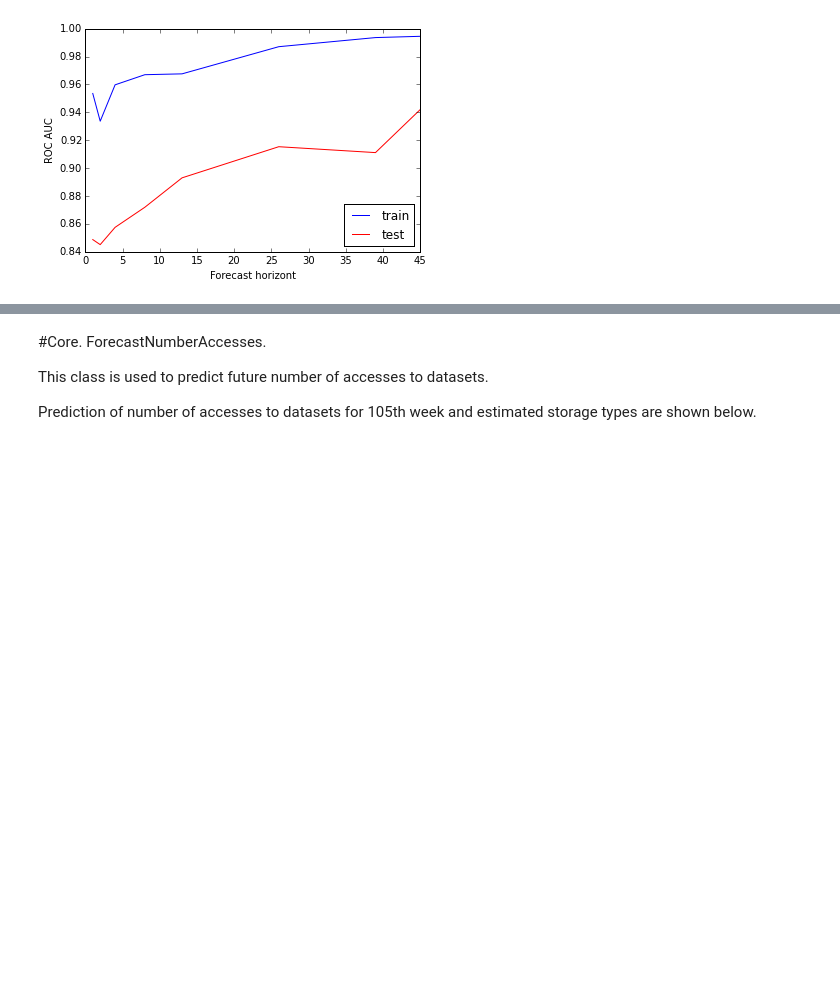
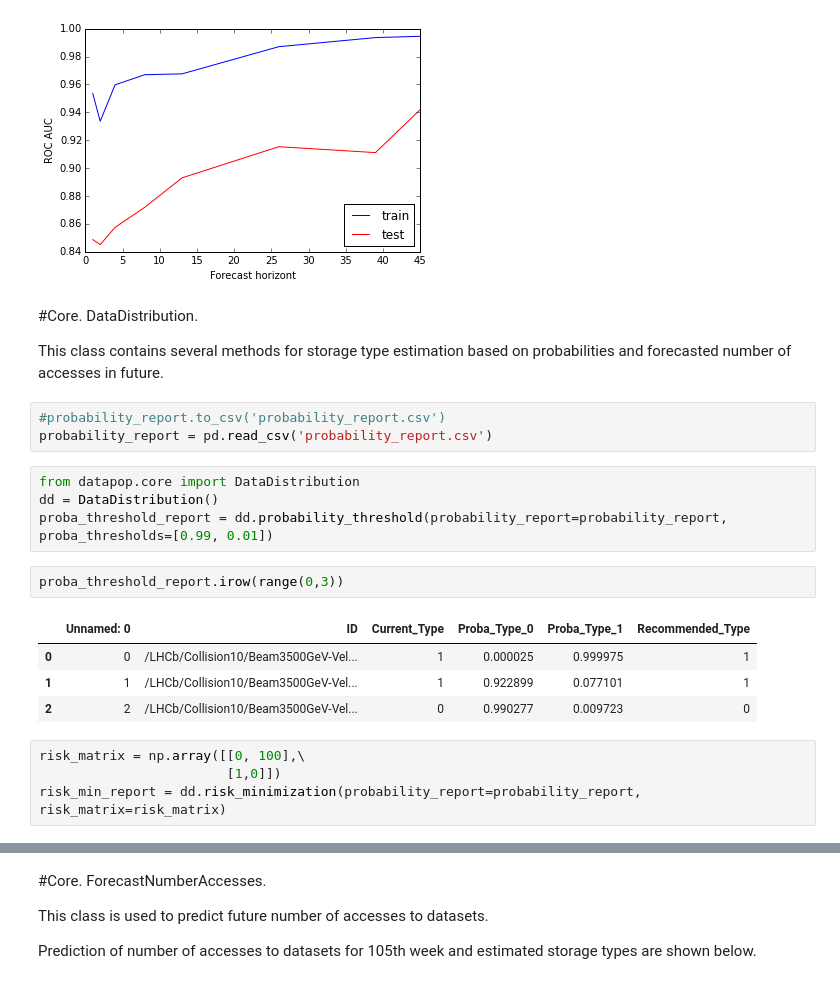
Before and after one commit to yandexdataschool/DataPopularity, a Jupyter notebook: howto/howto_01_datapop.ipynb, the cells around one changed output, grey strips where cells are left out. Drawn from its saved outputs; the diff is of its cells as text; blank space fills up the shorter version.

```diff
--- a/howto/howto_01_datapop.ipynb
+++ b/howto/howto_01_datapop.ipynb
@@ -142,3 +142,25 @@ KFold prediction using folds column
 KFold prediction using folds column
 KFold prediction using folds column
 [figure]
+# %% [markdown]
+#Core. DataDistribution.
+
+This class contains several methods for storage type estimation based on probabilities and forecasted number of accesses in future.
+# %%
+#probability_report.to_csv('probability_report.csv')
+probability_report = pd.read_csv('probability_report.csv')
+# %%
+from datapop.core import DataDistribution
+dd = DataDistribution()
+proba_threshold_report = dd.probability_threshold(probability_report=probability_report, proba_thresholds=[0.99, 0.01])
+# %%
+proba_threshold_report.irow(range(0,3))
+# %% [output]
+|  | Unnamed: 0 | ID | Current_Type | Proba_Type_0 | Proba_Type_1 | Recommended_Type |
+| 0 | 0 | /LHCb/Collision10/Beam3500GeV-Vel... | 1 | 0.000025 | 0.999975 | 1 |
+| 1 | 1 | /LHCb/Collision10/Beam3500GeV-Vel... | 1 | 0.922899 | 0.077101 | 1 |
+| 2 | 2 | /LHCb/Collision10/Beam3500GeV-Vel... | 0 | 0.990277 | 0.009723 | 0 |
+# %%
+risk_matrix = np.array([[0, 100],\
+                        [1,0]])
+risk_min_report = dd.risk_minimization(probability_report=probability_report, risk_matrix=risk_matrix)
```
Also changed, not shown: parts of 9 cells of this notebook, 7 other files.
